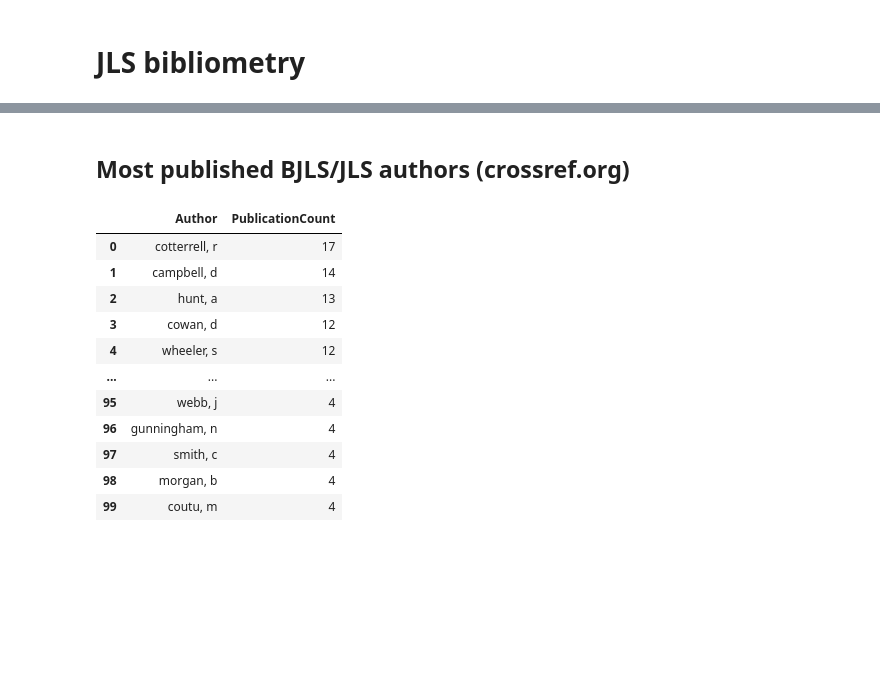
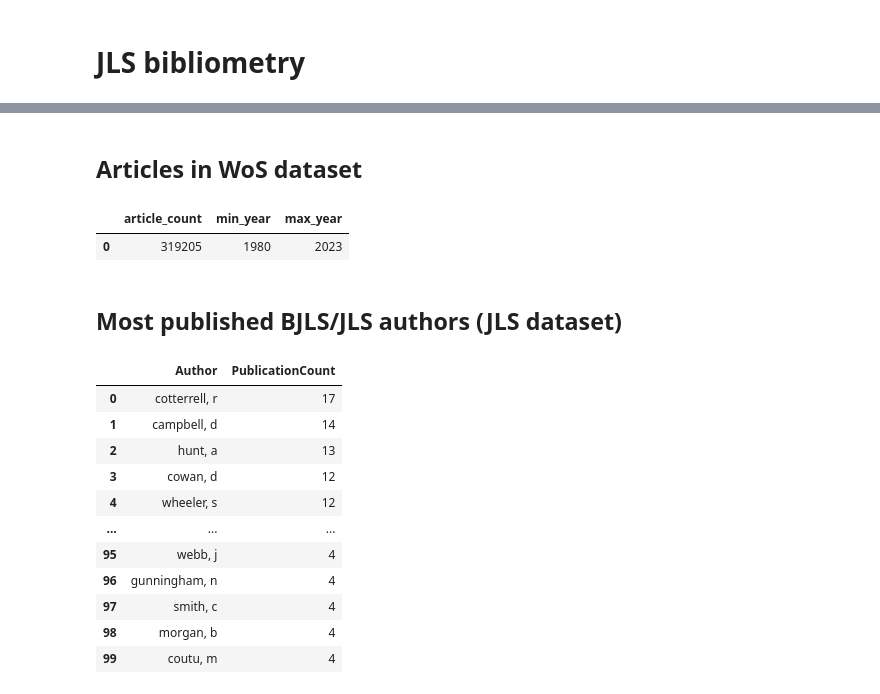
Before and after one commit to cboulanger/jls-bibliometry, a Jupyter notebook: jls-bibliometry.ipynb, the cells around one changed output, grey strips where cells are left out. Cells and saved outputs as stored; diff of their text form; code cells hidden in the pictures; blank space fills up the shorter version.

```diff
--- a/jls-bibliometry.ipynb
+++ b/jls-bibliometry.ipynb
@@ -3,5 +48,19 @@
+# %% [markdown]
+## Articles in WoS dataset
+# %%
+query ="""
+match (w:Work)
+return count(w) as article_count,
+min(w.year) as min_year,
+max(w.year) as max_year
+"""
+from scripts.utils import get_graph
+get_graph("jls-journal-network").run(query).to_data_frame()
+# %% [output]
+|  | article_count | min_year | max_year |
+| 0 | 319205 | 1980 | 2023 |
 # %% [markdown]
-## Most published BJLS/JLS authors (crossref.org)
+## Most published BJLS/JLS authors (JLS dataset)
 # %%
 query ="""
 match (a:Author)-[:CREATOR_OF]->(w:Work)
```
Also changed, not shown: parts of 4 cells of this notebook, 6 other files.
